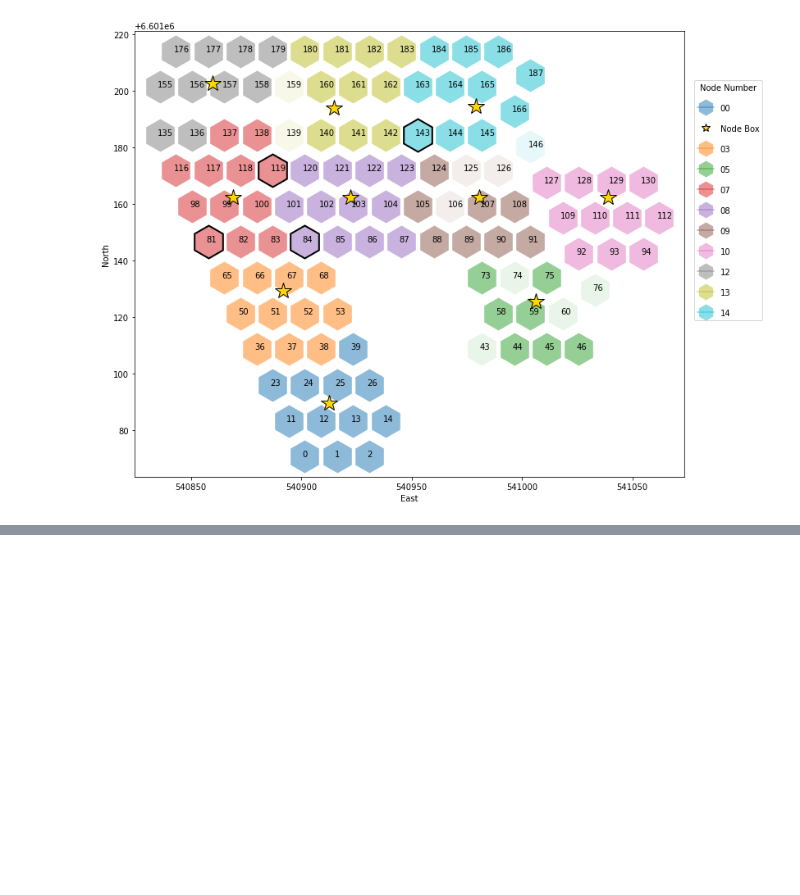
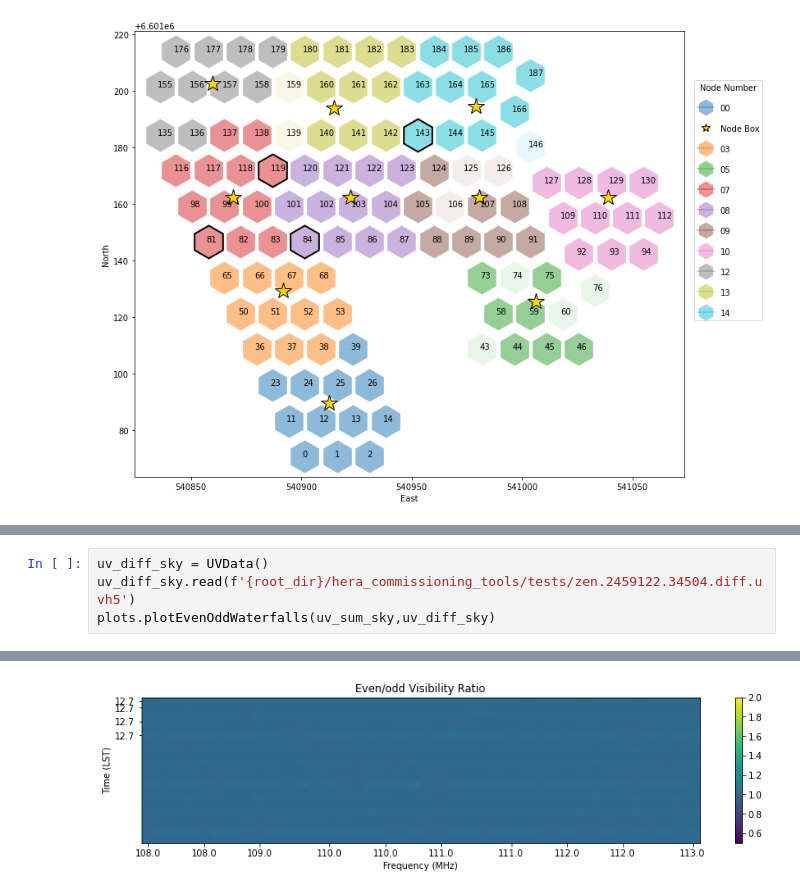
Before and after one commit to HERA-Team/hera_commissioning_tools, a Jupyter notebook: notebooks/plot_library.ipynb, the cells around one changed output, grey strips where cells are left out. Cells and saved outputs as stored; diff of their text form; blank space fills up the shorter version.

```diff
--- a/notebooks/plot_library.ipynb
+++ b/notebooks/plot_library.ipynb
@@ -85,0 +92,5 @@ plots.plot_antenna_positions(uv_sum_sky,badAnts=[81,84,119,143])
+# %%
+uv_diff_sky = UVData()
+uv_diff_sky.read(f'{root_dir}/hera_commissioning_tools/tests/zen.2459122.34504.diff.uvh5')
+plots.plotEvenOddWaterfalls(uv_sum_sky,uv_diff_sky)
+# %% [output]
@@ -85,0 +99 @@ plots.plot_antenna_positions(uv_sum_sky,badAnts=[81,84,119,143])
+[figure, added]
```
Also changed, not shown: parts of 6 cells of this notebook, 1 other file.
